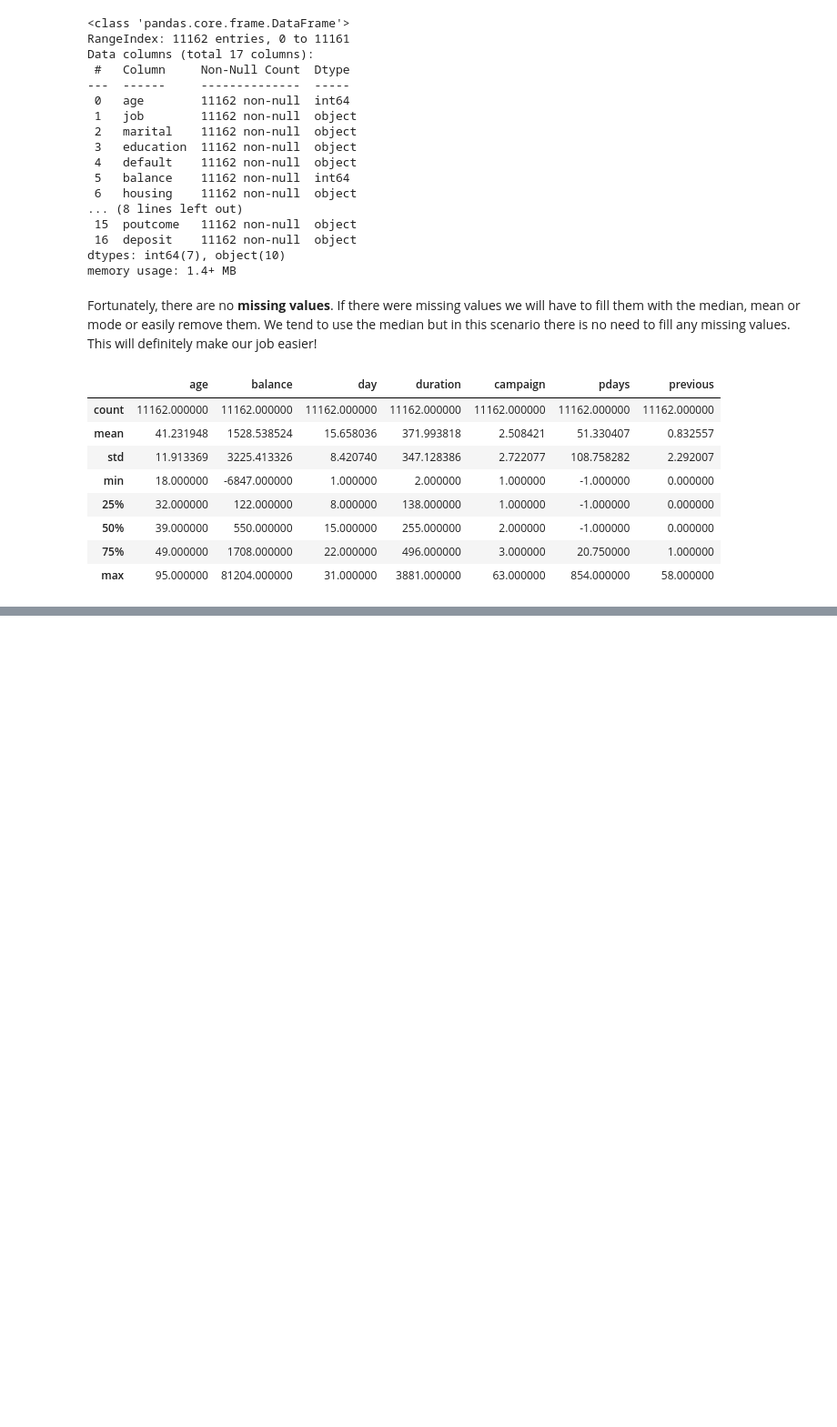
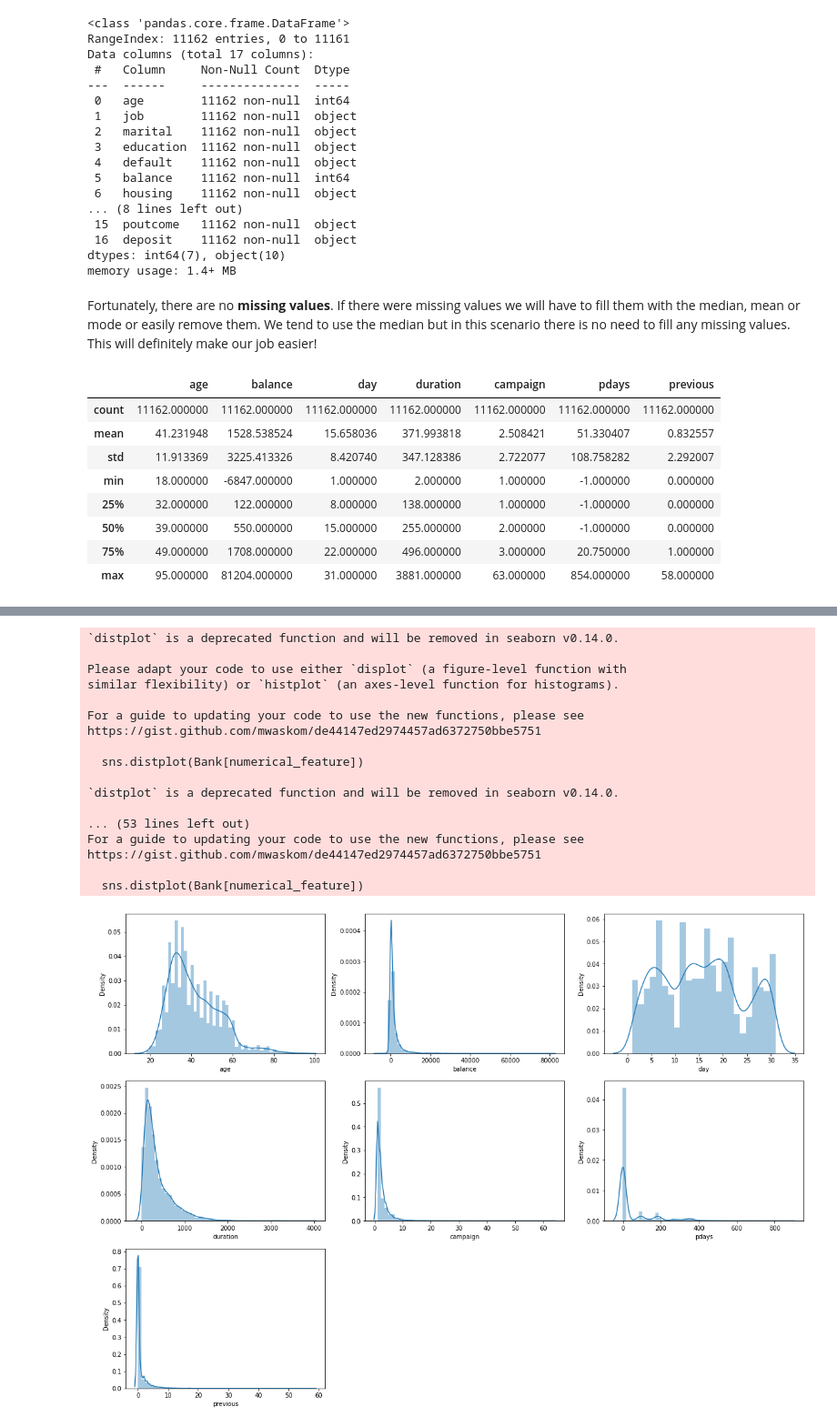
Before and after one commit to Amiirhosseini/Data-Mining-Project, a Jupyter notebook: Bank Marketing Project.ipynb, the cells around one changed output, grey strips where cells are left out. Shown at 91% size. Drawn from its saved outputs; the diff is of its cells as text; code cells hidden in the pictures; blank space fills up the shorter version.

```diff
--- a/Bank Marketing Project.ipynb
+++ b/Bank Marketing Project.ipynb
@@ -90,0 +109,31 @@ Bank.describe()
+# %%
+#displot on numerical features to find outliers
+numerical_features = [feature for feature in Bank.columns if Bank[feature].dtypes != 'O']
+plt.figure(figsize=(20,60), facecolor='white')
+plotnumber =1
+for numerical_feature in numerical_features:
+    ax = plt.subplot(12,3,plotnumber)
+    sns.distplot(Bank[numerical_feature])
+    plt.xlabel(numerical_feature)
+    plotnumber+=1
+
+plt.show()
+# %% [output]
+`distplot` is a deprecated function and will be removed in seaborn v0.14.0.
+
+Please adapt your code to use either `displot` (a figure-level function with
+similar flexibility) or `histplot` (an axes-level function for histograms).
+
+For a guide to updating your code to use the new functions, please see
+https://gist.github.com/mwaskom/de44147ed2974457ad6372750bbe5751
+
+  sns.distplot(Bank[numerical_feature])
+
+`distplot` is a deprecated function and will be removed in seaborn v0.14.0.
+
+... (53 lines left out)
+For a guide to updating your code to use the new functions, please see
+https://gist.github.com/mwaskom/de44147ed2974457ad6372750bbe5751
+
+  sns.distplot(Bank[numerical_feature])
+[figure, added]
```
Also changed, not shown: parts of 16 cells of this notebook.
